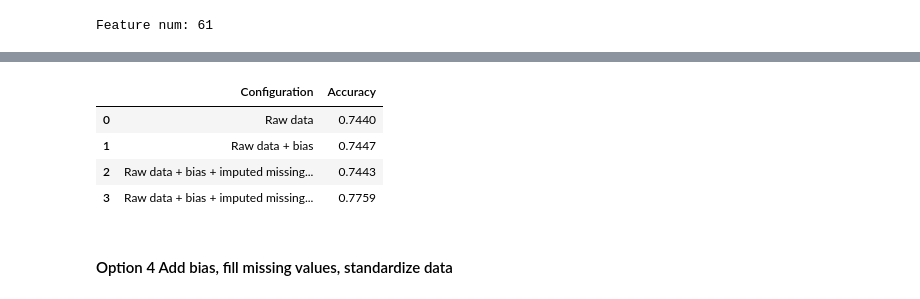
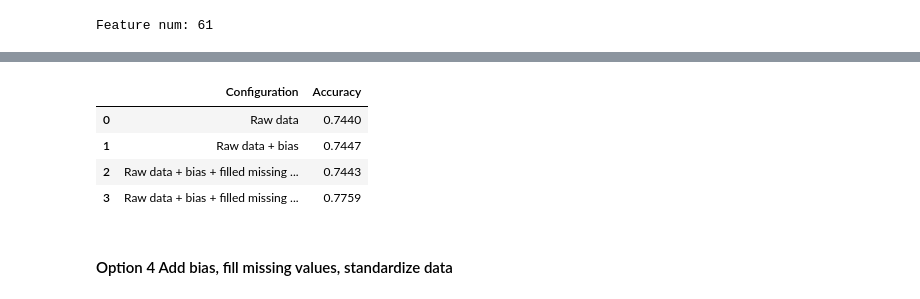
Before and after one commit to oganesManasian/EPFL-Machine-Learning-Higgs-2019, a Jupyter notebook: scripts/project1.ipynb, the cells around one changed output, grey strips where cells are left out. Saved outputs shown, nothing was run; the diff lists cells and outputs as text; code cells hidden in the pictures.

Commit message:
Added some new ways of processing data

```diff
--- a/scripts/project1.ipynb
+++ b/scripts/project1.ipynb
@@ -319,5 +333,5 @@ Logistic SGD (rand init w): 0.6554
 # %%
-results.loc[len(results)] = ("Raw data + bias + imputed missing values", acc_2)
+results.loc[len(results)] = ("Raw data + bias + filled missing values", acc_2)
 results
 # %% [output]
 |  | Configuration | Accuracy |
@@ -334,4 +348,4 @@ tX_3 = np.hstack((tX_3, np.ones((tX_3.shape[0], 1))))
 feature_names_3 = np.append(feature_names, "bias")
 # %%
 # Impute missing values
-tX_3 = fill_missing_values(tX_3, mute=False)
+tX_3 = fill_missing_values(tX_3)
@@ -370,11 +372,11 @@ Logistic SGD (rand init w): 0.6567
 # %%
-results.loc[len(results)] = ("Raw data + bias + imputed missing values + added squares", acc_3)
+results.loc[len(results)] = ("Raw data + bias + filled missing values + squares", acc_3)
 results
 # %% [output]
 |  | Configuration | Accuracy |
 | 0 | Raw data | 0.7440 |
 | 1 | Raw data + bias | 0.7447 |
-| 2 | Raw data + bias + imputed missing... | 0.7443 |
-| 3 | Raw data + bias + imputed missing... | 0.7759 |
+| 2 | Raw data + bias + filled missing ... | 0.7443 |
+| 3 | Raw data + bias + filled missing ... | 0.7759 |
 # %% [markdown]
 #### Option 4 Add bias, fill missing values, standardize data
```
Also changed, not shown: parts of 81 cells of this notebook, 1 other file.
